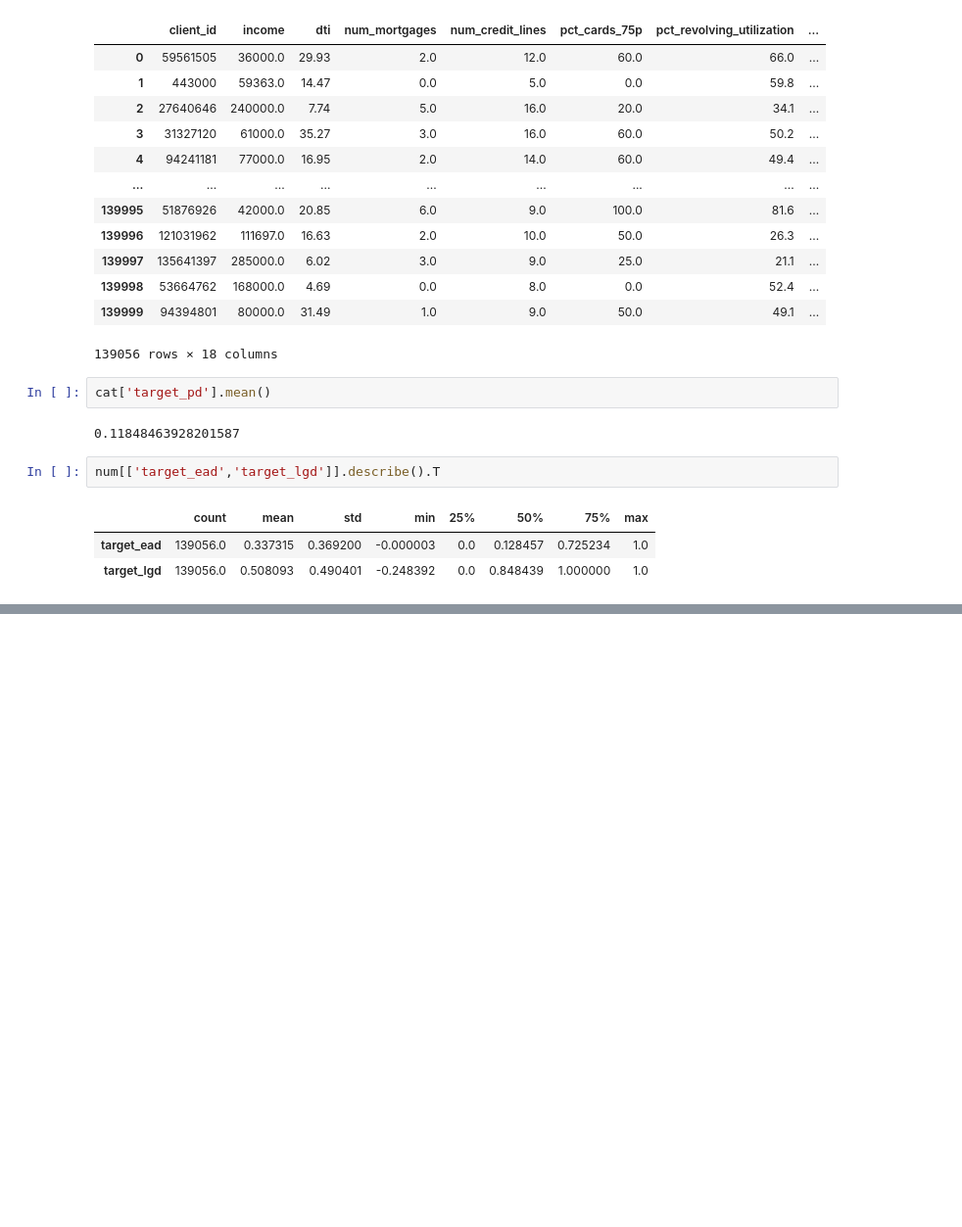
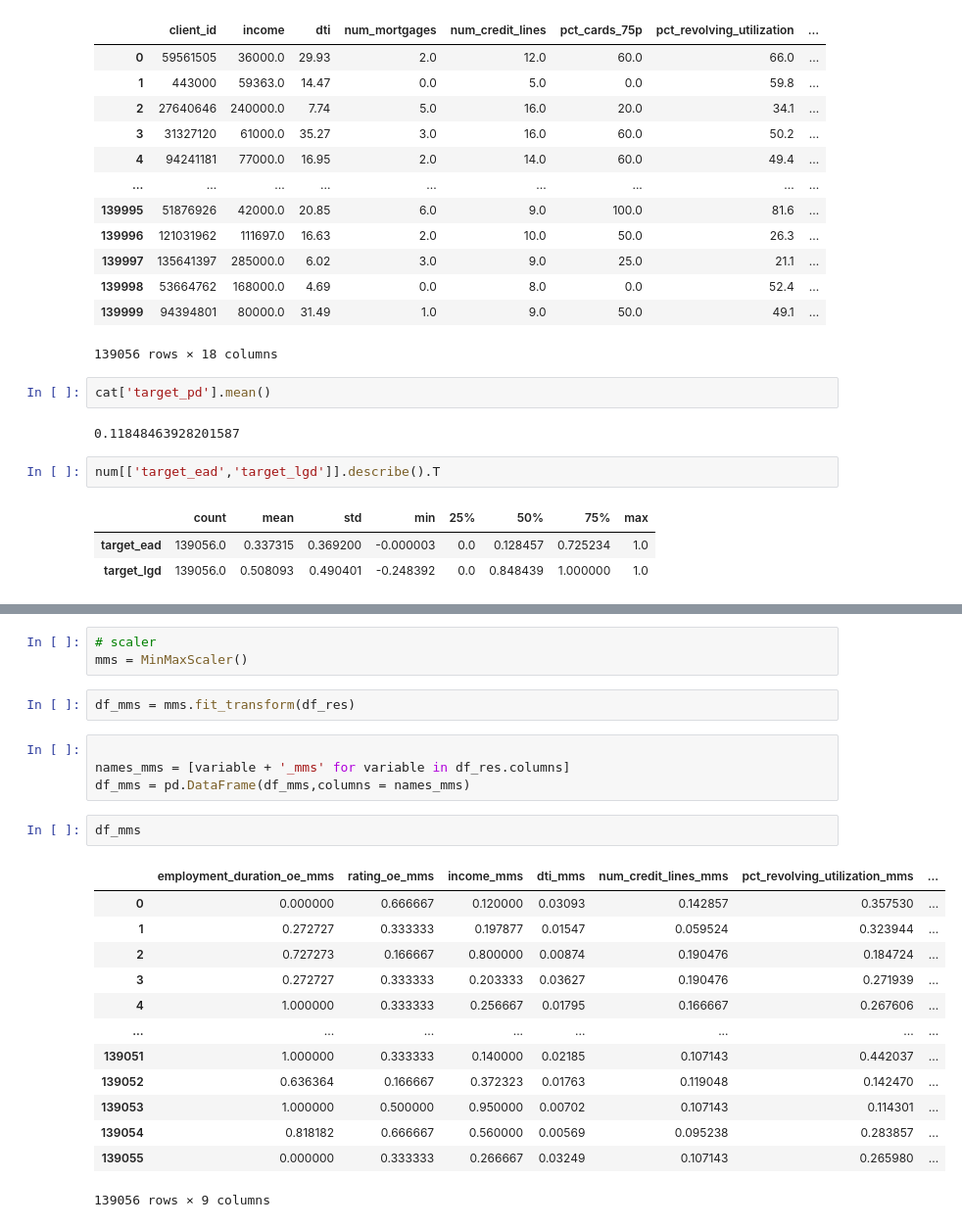
Before and after one commit to adrianriverof/risk-scoring, a Jupyter notebook: 03_Notebooks/02_Development/04_Data_Transformation.ipynb, the cells around one changed output, grey strips where cells are left out. Shown at 98% size. Drawn from its saved outputs; the diff is of its cells as text; blank space fills up the shorter version.

```diff
--- a/03_Notebooks/02_Development/04_Data_Transformation.ipynb
+++ b/03_Notebooks/02_Development/04_Data_Transformation.ipynb
@@ -167,0 +403,25 @@ num[['target_ead','target_lgd']].describe().T
+# %%
+# scaler
+mms = MinMaxScaler()
+# %%
+df_mms = mms.fit_transform(df_res)
+# %%
+
+names_mms = [variable + '_mms' for variable in df_res.columns]
+df_mms = pd.DataFrame(df_mms,columns = names_mms)
+# %%
+df_mms
+# %% [output]
+|  | employment_duration_oe_mms | rating_oe_mms | income_mms | dti_mms | num_credit_lines_mms | pct_revolving_utilization_mms | ... |
+| 0 | 0.000000 | 0.666667 | 0.120000 | 0.03093 | 0.142857 | 0.357530 | ... |
+| 1 | 0.272727 | 0.333333 | 0.197877 | 0.01547 | 0.059524 | 0.323944 | ... |
+| 2 | 0.727273 | 0.166667 | 0.800000 | 0.00874 | 0.190476 | 0.184724 | ... |
+| 3 | 0.272727 | 0.333333 | 0.203333 | 0.03627 | 0.190476 | 0.271939 | ... |
+| 4 | 1.000000 | 0.333333 | 0.256667 | 0.01795 | 0.166667 | 0.267606 | ... |
+| ... | ... | ... | ... | ... | ... | ... | ... |
+| 139051 | 1.000000 | 0.333333 | 0.140000 | 0.02185 | 0.107143 | 0.442037 | ... |
+| 139052 | 0.636364 | 0.166667 | 0.372323 | 0.01763 | 0.119048 | 0.142470 | ... |
+| 139053 | 1.000000 | 0.500000 | 0.950000 | 0.00702 | 0.107143 | 0.114301 | ... |
+| 139054 | 0.818182 | 0.666667 | 0.560000 | 0.00569 | 0.095238 | 0.283857 | ... |
+| 139055 | 0.000000 | 0.333333 | 0.266667 | 0.03249 | 0.107143 | 0.265980 | ... |
+139056 rows × 9 columns
```
Also changed, not shown: parts of 37 cells of this notebook, 1 other file.
